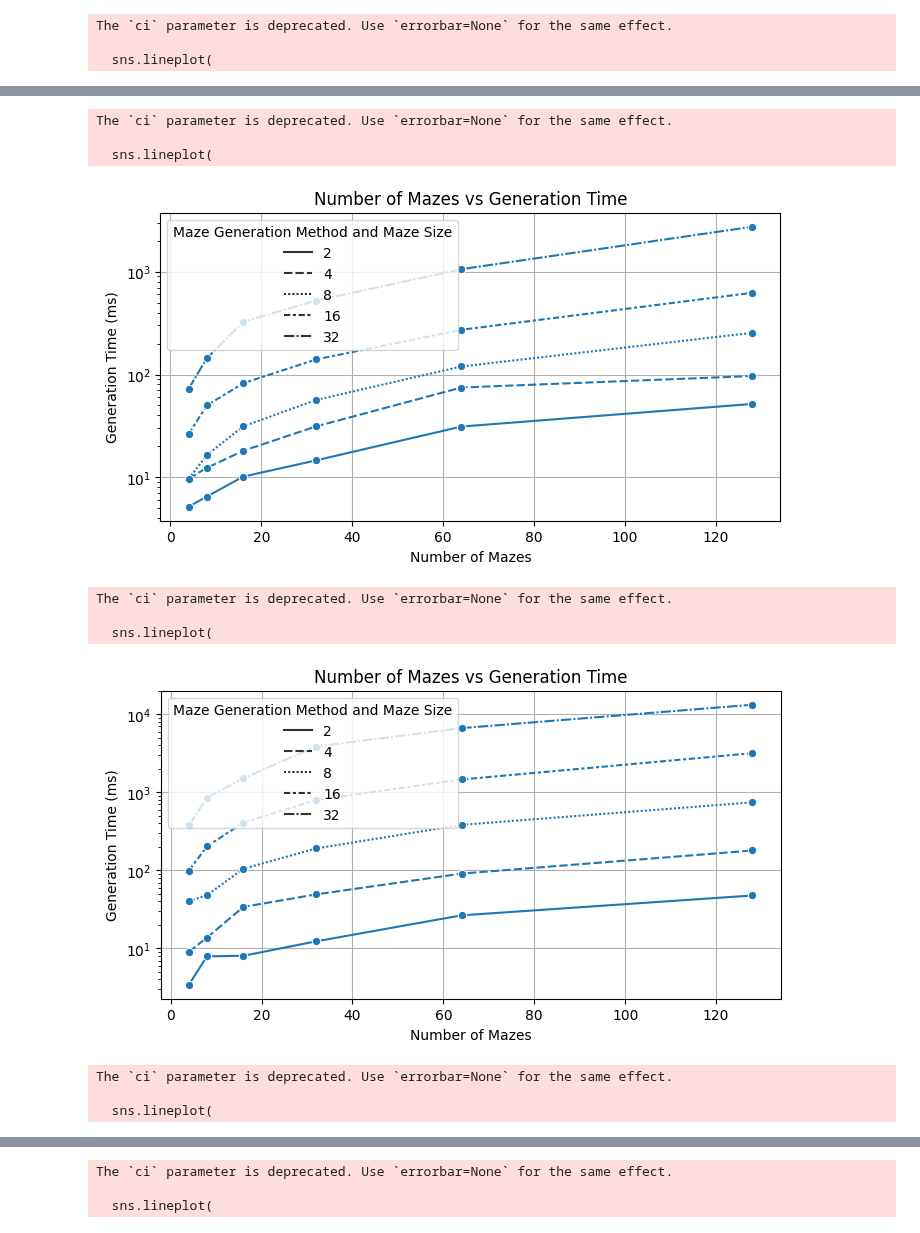
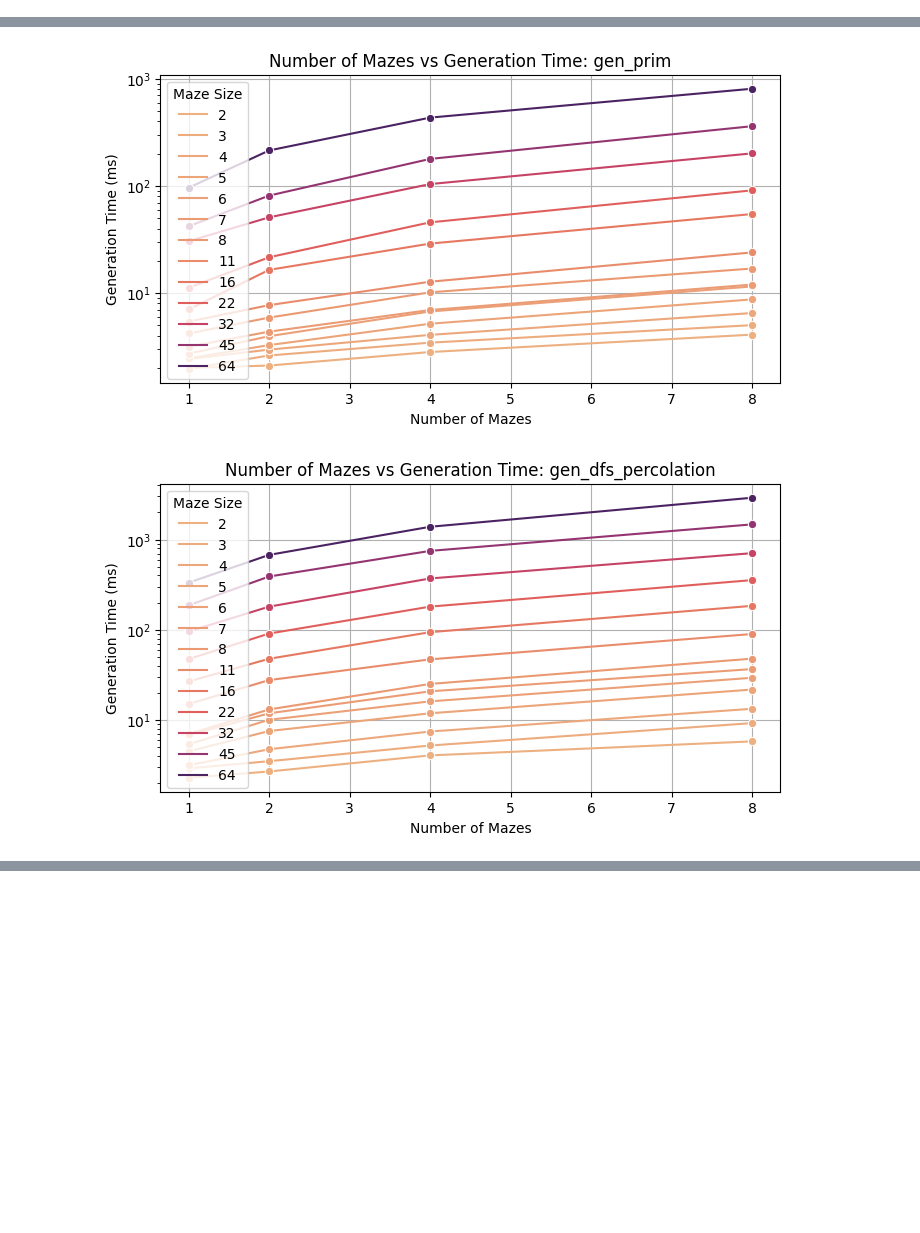
Before and after one commit to understanding-search/maze-dataset, a Jupyter notebook: docs/benchmarks/benchmark_analysis.ipynb, the cells around one changed output, grey strips where cells are left out. Saved outputs shown, nothing was run; the diff lists cells and outputs as text; code cells hidden in the pictures; blank space fills up the shorter version.

```diff
--- a/docs/benchmarks/benchmark_analysis.ipynb
+++ b/docs/benchmarks/benchmark_analysis.ipynb
@@ -38,6 +28,6 @@ df: pd.DataFrame = run_benchmark(
 # %%
 # or just load the results
-df: pd.DataFrame = pd.read_json("benchmark_medium.jsonl", orient="records", lines=True)
+df: pd.DataFrame = pd.read_json("benchmark_large.jsonl", orient="records", lines=True)
 # %%
 # Convert the `maze_ctor_kwargs` column to string type for easier grouping
 df['maze_ctor_kwargs_json'] = df['maze_ctor_kwargs'].apply(lambda x: json.dumps(x, sort_keys=True))
@@ -103,19 +91,20 @@ for maze_ctor in df['maze_ctor'].unique():
 		data=df[df['maze_ctor'] == maze_ctor],
 		x='n_mazes',
 		y='time_ms',
-		style='grid_n',
+		hue='grid_n',
 		marker='o',
-		ci=None,
+		errorbar=None,
+		# logarithmic colormap
+		palette=sns.color_palette("flare", as_cmap=True),
+		# make legend contain all labels
+		legend='full',
 	)
-	plt.title('Number of Mazes vs Generation Time')
+	plt.title(f'Number of Mazes vs Generation Time: {maze_ctor}')
 	plt.xlabel('Number of Mazes')
 	plt.ylabel('Generation Time (ms)')
 	# plt.xscale('log')
 	plt.yscale('log')
-	plt.legend(title='Maze Generation Method and Maze Size', loc='upper left')
+	plt.legend(title='Maze Size', loc='upper left')
 	plt.grid(True)
 	plt.show()
 # %% [output]
-The `ci` parameter is deprecated. Use `errorbar=None` for the same effect.
-
-  sns.lineplot(
@@ -123,11 +112,2 @@ The `ci` parameter is deprecated. Use `errorbar=None` for the same effect.
-The `ci` parameter is deprecated. Use `errorbar=None` for the same effect.
-
-  sns.lineplot(
-[figure, old version]
+[figure, new version]
-The `ci` parameter is deprecated. Use `errorbar=None` for the same effect.
-
-  sns.lineplot(
-[figure, old version]
+[figure, new version]
-The `ci` parameter is deprecated. Use `errorbar=None` for the same effect.
-
-  sns.lineplot(
@@ -135,3 +114,0 @@ The `ci` parameter is deprecated. Use `errorbar=None` for the same effect.
-The `ci` parameter is deprecated. Use `errorbar=None` for the same effect.
-
-  sns.lineplot(
```
Also changed, not shown: parts of 6 cells of this notebook, 1 other file.
